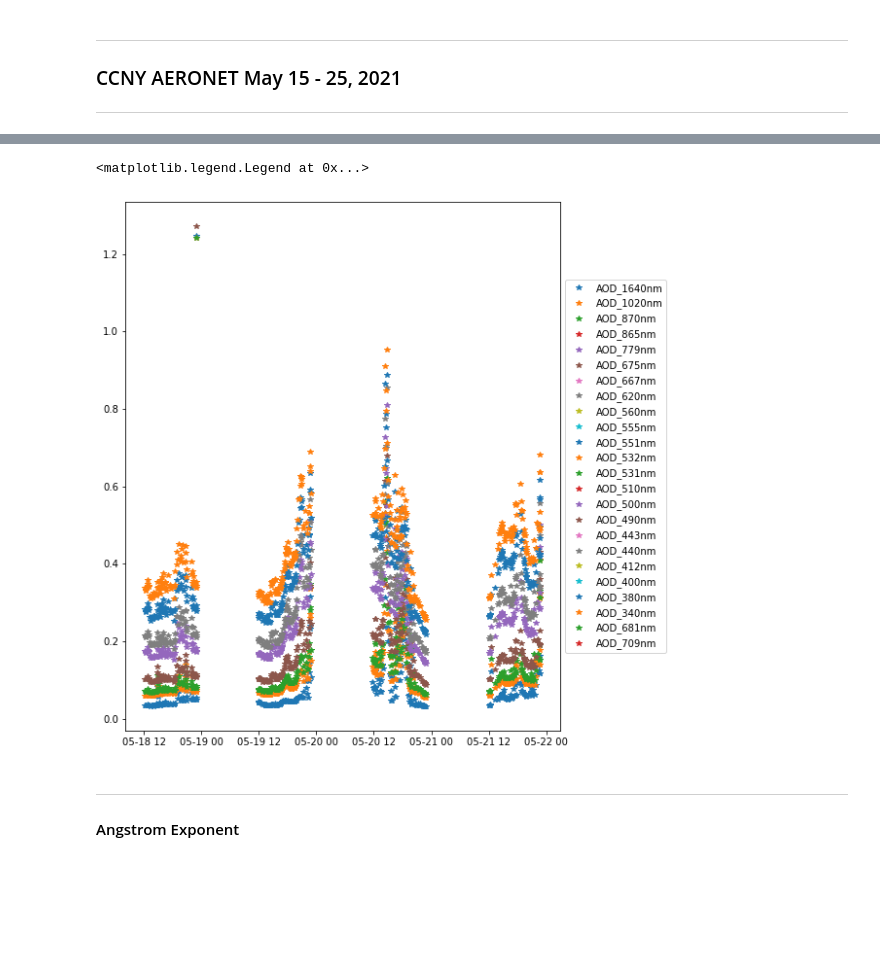
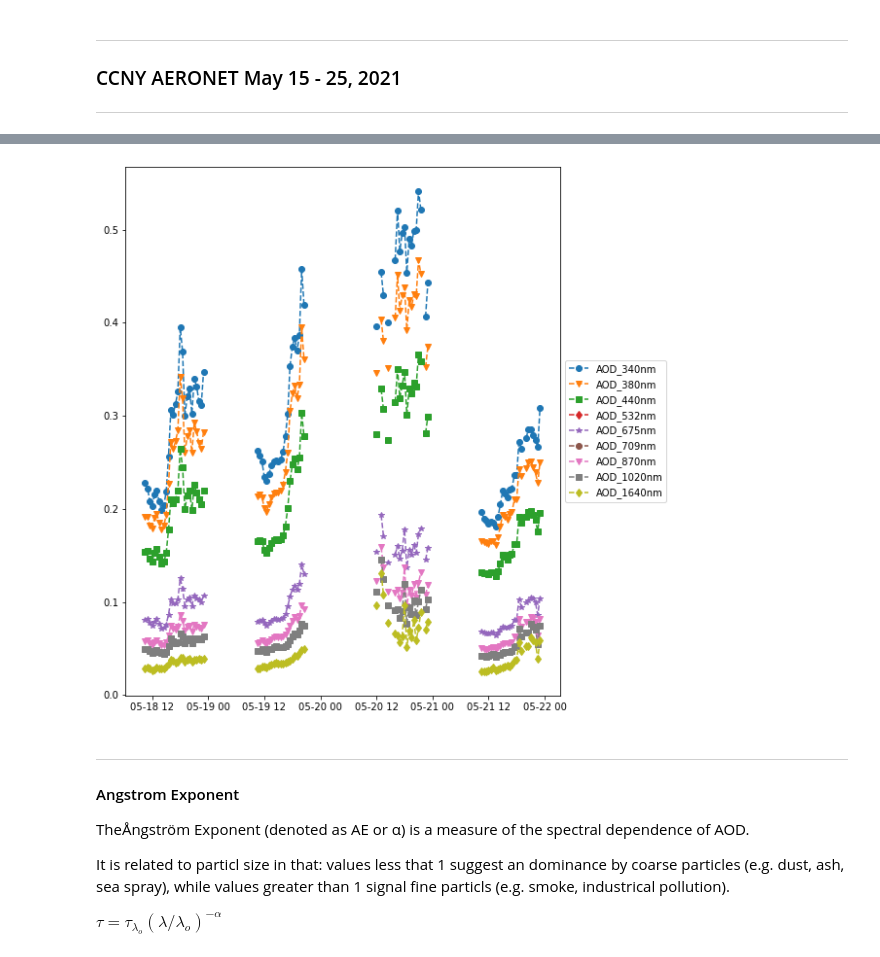
Before and after one commit to moroots/CourseWork, a Jupyter notebook: PHYS650/HW 3/HW3.ipynb, the cells around one changed output, grey strips where cells are left out. Cells and saved outputs as stored; diff of their text form; code cells hidden in the pictures; blank space fills up the shorter version.

```diff
--- a/PHYS650/HW 3/HW3.ipynb
+++ b/PHYS650/HW 3/HW3.ipynb
@@ -13,7 +34,7 @@ import numpy as np
 ### CCNY AERONET May 15 - 25, 2021
 ---
 # %%
-df = pd.read_csv(r"20210501_20210531_CCNY.lev10", sep=",", skiprows=6)
+df = pd.read_csv(r"20210501_20210531_GSFC.lev15", sep=",", skiprows=6)
 df.head()
 # %% [output]
 |  | Date(dd:mm:yyyy) | Time(hh:mm:ss) | Day_of_Year | Day_of_Year(Fraction) | AOD_1640nm | AOD_1020nm | ... |
@@ -33,29 +56,13 @@ df.set_index(["Datetime"], inplace=True)
 # %%
-# for column in columns: print(column)
-columns = ["AOD_1640nm",
+columns = ['AOD_340nm',
+           'AOD_380nm',
+           'AOD_440nm',
+           'AOD_532nm',
+           "AOD_675nm",
+           'AOD_709nm',
+           "AOD_870nm",
            "AOD_1020nm",
-           "AOD_870nm",
-           "AOD_865nm",
-           "AOD_779nm",
-           "AOD_675nm",
-           "AOD_667nm",
-           'AOD_620nm',
-           'AOD_560nm',
-           'AOD_555nm',
-           'AOD_551nm',
-           'AOD_532nm',
-           'AOD_531nm',
-           'AOD_510nm',
-           'AOD_500nm',
-           'AOD_490nm',
-           'AOD_443nm',
-           'AOD_440nm',
-           'AOD_412nm',
-           'AOD_400nm',
-           'AOD_380nm',
-           'AOD_340nm',
-           'AOD_681nm',
-           'AOD_709nm',
+           "AOD_1640nm",
            "440-870_Angstrom_Exponent",
            '380-500_Angstrom_Exponent',
            '440-675_Angstrom_Exponent',
@@ -71,4 +84,5 @@ df.replace(-999, np.nan, inplace=True)
 # %%
 AOD = df.filter(like='AOD_')
+AOD = AOD.resample("30T").mean()
 AOD.head()
 # %% [output]
@@ -83,18 +96,28 @@ AOD.head()
 # %%
 fig, ax = plt.subplots(figsize=(10, 10))
+
+markers = itertools.cycle(('o', 'v', 's', 'd', '*'))
 for col in AOD.columns:
-    ax.plot(AOD.index, AOD[col], "*", label=f"{col}")
+    ax.plot(AOD.index, AOD[col], label=f"{col}", linestyle='--', marker = next(markers))
+
 
 box = ax.get_position()
 ax.set_position([box.x0, box.y0, box.width * 0.8, box.height])
 
 # Put a legend to the right of the current axis
 ax.legend(loc='center left', bbox_to_anchor=(1, 0.5))
+
+plt.show()
 # %% [output]
-<matplotlib.legend.Legend at 0x...>
-[figure, old version]
+[figure, new version]
 # %% [markdown]
 ---
 #### Angstrom Exponent
+
+TheÅngström Exponent (denoted as AE or α) is a measure of the spectral dependence of AOD.
+
+It is related to particl size in that: values less that 1 suggest an dominance by coarse particles (e.g. dust, ash, sea spray), while values greater than 1 signal fine particls (e.g. smoke, industrical pollution).
+
+$\tau = \tau_{\lambda_o}(\lambda / \lambda_o)^{-\alpha}$
 # %%
 Ang = df.filter(like='_Angstrom_Exponent')
```
Also changed, not shown: parts of 8 cells of this notebook, 7 other files.
